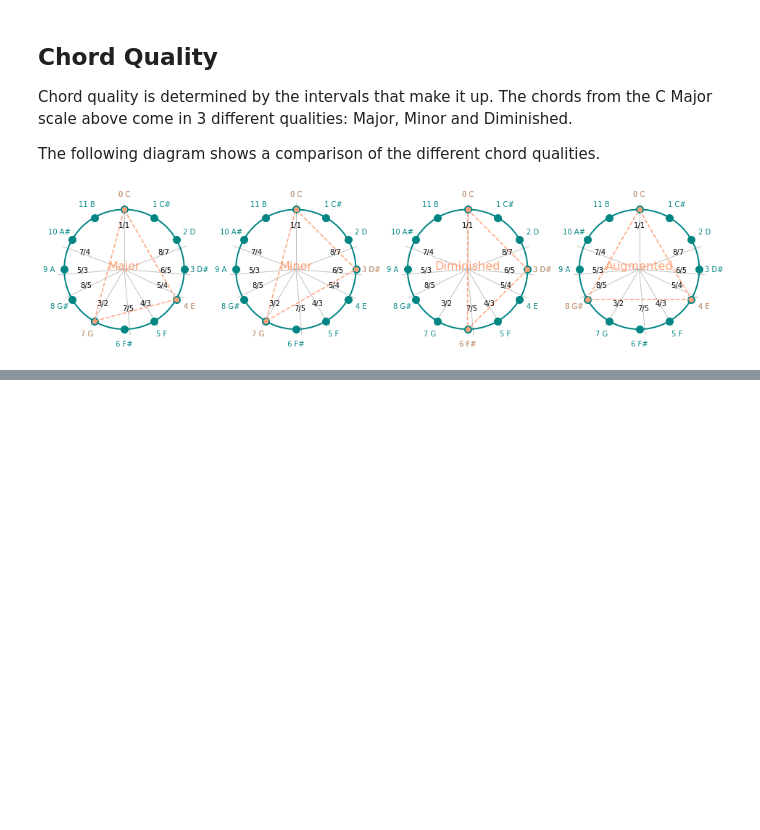
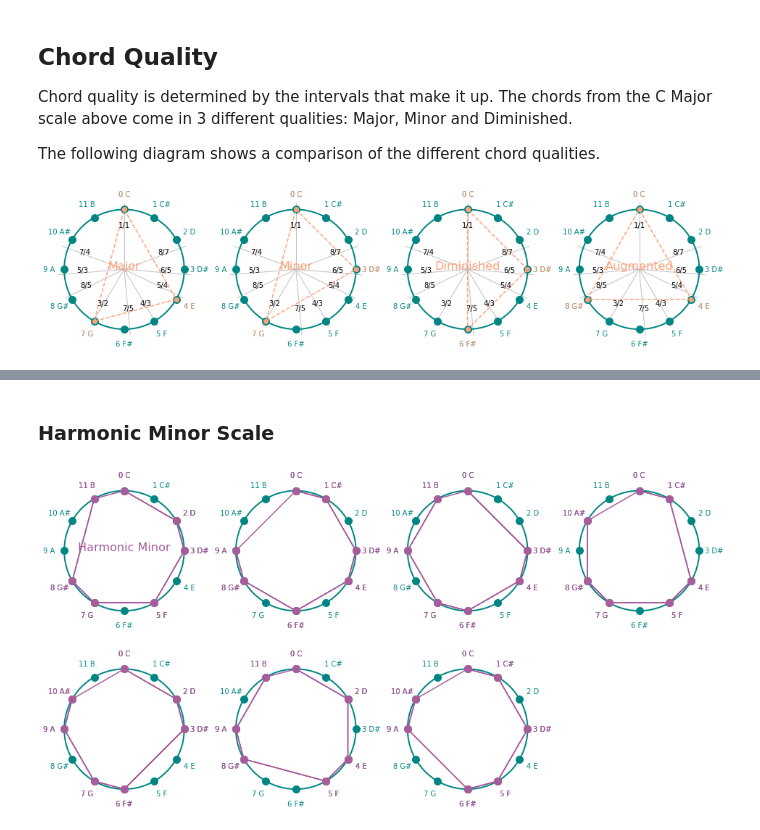
Before and after one commit to pigatron-industries/xen_quantizer, a Jupyter notebook: python/12EDOScalesChords.ipynb, the cells around one changed output, grey strips where cells are left out. Saved outputs shown, nothing was run; the diff lists cells and outputs as text; code cells hidden in the pictures; blank space fills up the shorter version.

```diff
--- a/python/12EDOScalesChords.ipynb
+++ b/python/12EDOScalesChords.ipynb
@@ -117,0 +144,30 @@ plot.plot()
+# %% [markdown]
+### Harmonic Minor Scale
+# %%
+scale_harmonic_minor = tuning.Scale("Harmonic Minor", tuning_12edo, [0, 2, 3, 5, 7, 8, 11])
+
+plot = tuningplot.TuningPolarPlot(4, 4, 2, 7)
+# plot.plotRatios([(1, 1), (3, 2), (4, 3), (5, 3), (5, 4), (6, 5)])
+plot.plotTuning(tuning_12edo)
+plot.plotScale(scale_harmonic_minor, 0, 2, "Harmonic Minor", True)
+plot.plot()
+plot.plotTuning(tuning_12edo)
+plot.plotScale(scale_harmonic_minor, 1, 2, "", True)
+plot.plot()
+plot.plotTuning(tuning_12edo)
+plot.plotScale(scale_harmonic_minor, 4, 2, "", True)
+plot.plot()
+plot.plotTuning(tuning_12edo)
+plot.plotScale(scale_harmonic_minor, 5, 2, "", True)
+plot.plot()
+plot.plotTuning(tuning_12edo)
+plot.plotScale(scale_harmonic_minor, 7, 2, "", True)
+plot.plot()
+plot.plotTuning(tuning_12edo)
+plot.plotScale(scale_harmonic_minor, 9, 2, "", True)
+plot.plot()
+plot.plotTuning(tuning_12edo)
+plot.plotScale(scale_harmonic_minor, 10, 2, "", True)
+plot.plot()
+# %% [output]
+[figure, added]
```
Also changed, not shown: parts of 5 cells of this notebook, 4 other files.
